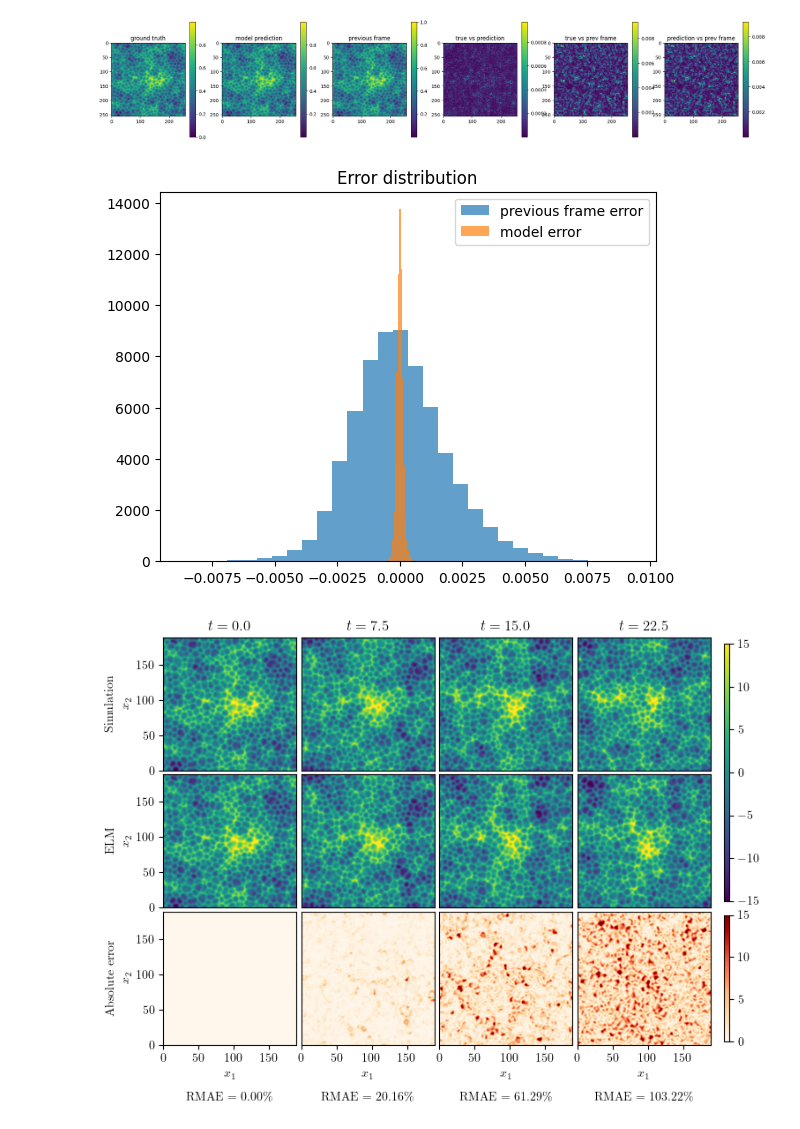
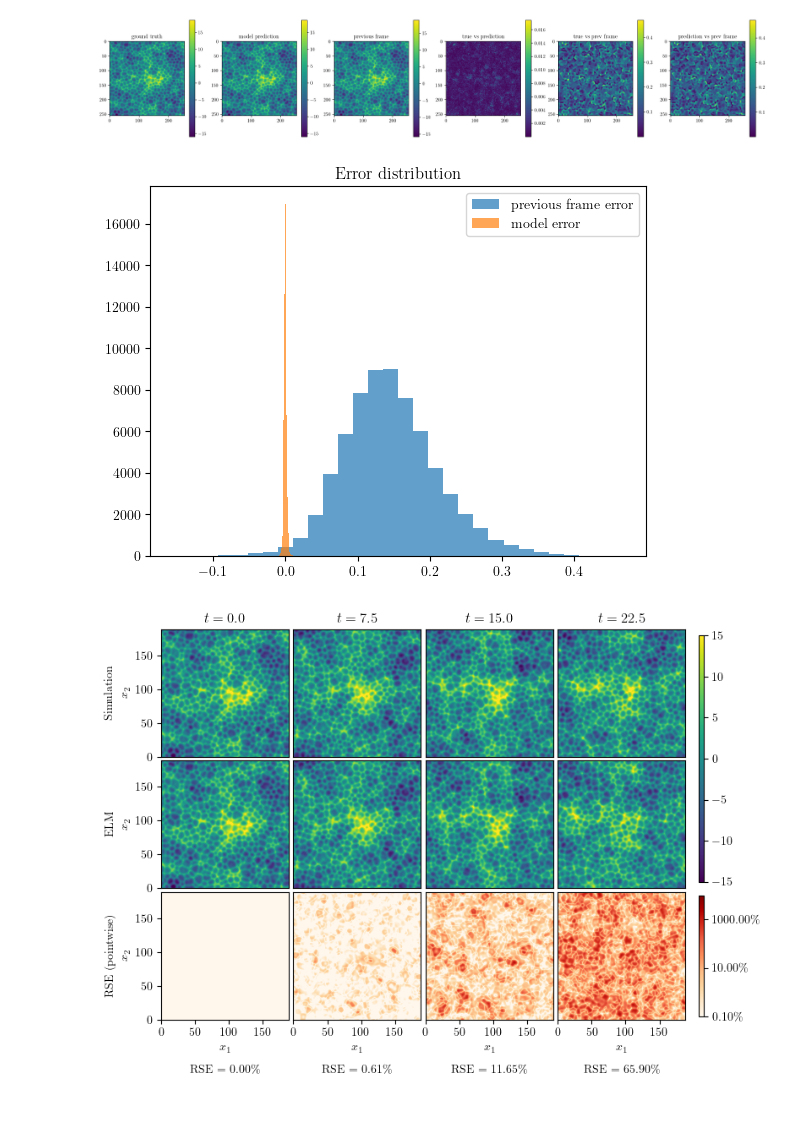
Before and after one commit to graps1/ELM-PDEs, a Jupyter notebook: ks2d/ks2d.ipynb, the cells around one changed output. Drawn from its saved outputs; the diff is of its cells as text; code cells hidden in the pictures.

```diff
--- a/ks2d/ks2d.ipynb
+++ b/ks2d/ks2d.ipynb
@@ -6,21 +21,17 @@ from model import Dataset, ELM2D
 # %%
 %matplotlib inline
-d = next(iter(Dataset("ks2d_short.npy")))
+d = torch.tensor(np.load("ks2d_short.npy"))
 pred_skips = 5
 d = d[::pred_skips,:,:] # dt = 0.01, so if we skip 5, then the ELM learns in steps of 0.05 time units.
 
 extent = 2
-step = 8
-hidden = 1000
+step = 4
+hidden = 600
 model = ELM2D((extent,extent),(step,step),hidden)
 
 N0, N1 = d.shape[1:]
-maxval, minval = d.max(), d.min()
-normalize = lambda x: (x-minval)/(maxval-minval)
-denormalize = lambda x: x*(maxval-minval)+minval
-D = [normalize(d)]
 # %%
-model.train(D, nr_symmetries=8, stopping_threshold=1e-3, noise=1e-4)
+model.train([d], nr_symmetries=8, stopping_threshold=1e-3, noise=1e-4)
 plt.hist(model.lout.weight.data.flatten())
 plt.show()
 # %% [output]
@@ -29,7 +40,7 @@ change = 0.00098948207
 # %%
-X_test = normalize(d[-2,...])
-Y_test = normalize(d[-1,...])
-Y_pred =  model(X_test.unsqueeze(0)).detach().squeeze(0)
+X_test = d[-2,...]
+Y_test = d[-1,...]
+Y_pred = model(X_test)
 
 fig, ax = plt.subplots(1,6,figsize=(25,15))
 plt.colorbar(ax[0].imshow(Y_test),shrink=0.3)
@@ -57,18 +68,18 @@ plt.title("Error distribution")
 plt.legend()
 plt.show()
 # %% [output]
-[figure, old version]
+[figure, new version]
-[figure, old version]
+[figure, new version]
 # %%
 from tqdm.notebook import tqdm
 
-d = next(iter(Dataset("ks2d_long.npy")))
+d = torch.tensor(np.load("ks2d_long.npy"))
 d_pred = torch.empty(*d.shape)
-T = normalize(d[0,...])
+T = d[0,...].clone()
 for j in tqdm(range(d.shape[0])):
     d_pred[j,...] = T
     for _ in range(50 // pred_skips): # 0.5s
-        T = model(T[None,...]).detach().view(*T.shape)
+        T = model(T)
 # %%
 plt_step = 15
 plt.rcParams.update({
@@ -79,41 +90,49 @@ plt.rcParams.update({
 fig, ax = plt.subplots(3, d.shape[0] // plt_step,
                        figsize=(10,6), gridspec_kw={"wspace":-.1,"hspace":.03})
 ext = [0,60*torch.pi,0,60*torch.pi]
 for i in range(d.shape[0] // plt_step):
-    im1 = ax[0][i].imshow(d[i*plt_step,...].numpy(),vmax=15,vmin=-15,extent=ext)
-    im2 = ax[1][i].imshow(denormalize(d_pred[i*plt_step,...]).numpy(),vmax=15,vmin=-15,extent=ext)
-    ae =(denormalize(d_pred[i*plt_step,...])-d[i*plt_step,...]).abs()
-    im3 = ax[2][i].imshow(ae.numpy(),cmap="OrRd",vmax=15,vmin=0,extent=ext)
+    average = d[i*plt_step,...].mean()
+
+    im1 = ax[0][i].imshow(
+        ( d[i*plt_step,...] - average )
+        .numpy(),vmax=15,vmin=-15,extent=ext)
+    im2 = ax[1][i].imshow(
+        ( d_pred[i*plt_step,...] - average )
+        .numpy(),vmax=15,vmin=-15,extent=ext)
     if i > 0:
         ax[0][i].set_yticks([])
         ax[1][i].set_yticks([])
         ax[2][i].set_yticks([])
     ax[0][0].yaxis.set_major_locator(plt.MultipleLocator(50))
     ax[1][0].yaxis.set_major_locator(plt.MultipleLocator(50))
     ax[2][0].yaxis.set_major_locator(plt.MultipleLocator(50))
     ax[0][0].set_ylabel("$x_2$")
     ax[1][0].set_ylabel("$x_2$")
     ax[2][0].set_ylabel("$x_2$")
     ax[0][i].set_xticks([])
     ax[1][i].set_xticks([])
     ax[2][i].xaxis.set_major_locator(plt.MultipleLocator(50))
     ax[2][i].set_xlabel("$x_1$")
 
     t = 0.5 * i * plt_step
-    rmae = ae.mean() / d[i*plt_step,...].abs().mean()
+    squared_error =(d_pred[i*plt_step,...] - d[i*plt_step,...]).pow(2)
+    rse = 100 * squared_error / (d[i*plt_step,...] - average).pow(2).mean()
+
+    im3 = ax[2][i].imshow(rse.numpy(),cmap="OrRd",extent=ext,norm=matplotlib.colors.LogNorm(vmin=0.1, vmax=10000))
+
     ax[0][i].set_title(f"$t = {t:.1f}$")
-    ax[2][i].text(30*torch.pi,-75,f"RMAE = ${100*rmae:.2f}\%$",rotation="horizontal",horizontalalignment="center", verticalalignment="center")
+    ax[2][i].text(30*torch.pi,-75,f"RSE = ${rse.mean():.2f}\%$",rotation="horizontal",horizontalalignment="center", verticalalignment="center")
 
 ax[0][0].text(-75,30*torch.pi,"Simulation",rotation="vertical",horizontalalignment="center", verticalalignment="center")
 ax[1][0].text(-75,30*torch.pi,"ELM",rotation="vertical",horizontalalignment="center", verticalalignment="center")
-ax[2][0].text(-75,30*torch.pi,"Absolute error",rotation="vertical",horizontalalignment="center", verticalalignment="center")
+ax[2][0].text(-75,30*torch.pi,"RSE (pointwise)",rotation="vertical",horizontalalignment="center", verticalalignment="center")
 
 plt.colorbar(im1, ax=[ax[i][j] for i in range(2) for j in range(d.shape[0] // plt_step)], shrink=0.95, pad=0.02, aspect=46)
-plt.colorbar(im3, ax=[ax[2][j] for j in range(d.shape[0] // plt_step)], shrink=0.95, pad=0.02, aspect=23)
+plt.colorbar(im3, ax=[ax[2][j] for j in range(d.shape[0] // plt_step)], shrink=0.95, pad=0.02, aspect=23, format="{x:.2f}\%")
 
 plt.savefig("plots/ks2d.pdf", format="pdf", bbox_inches="tight")
 plt.show()
 # %% [output]
-[figure, old version]
+[figure, new version]
 # %%
 # enjoy a nice animation
```
Also changed, not shown: parts of 4 cells of this notebook, 7 other files.
